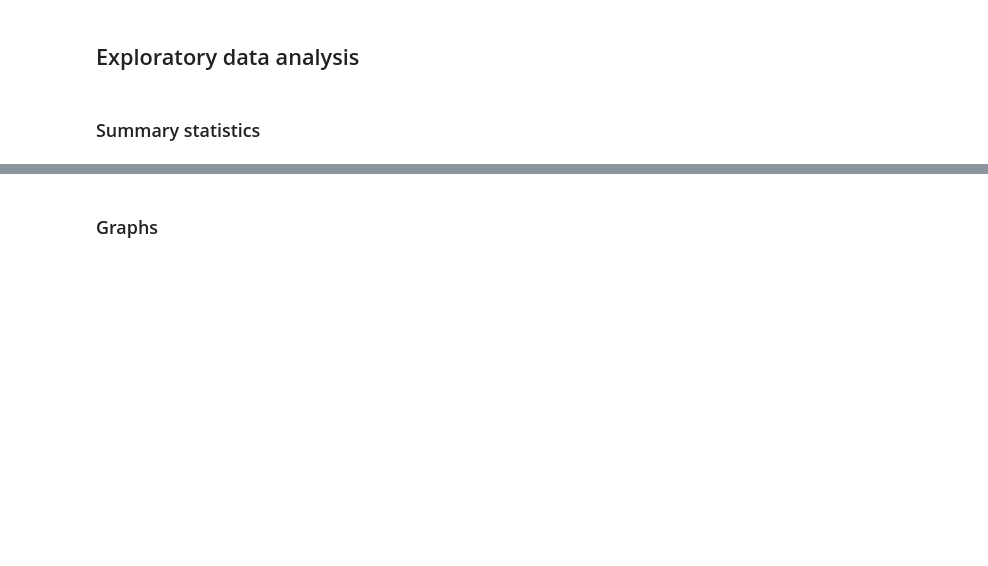
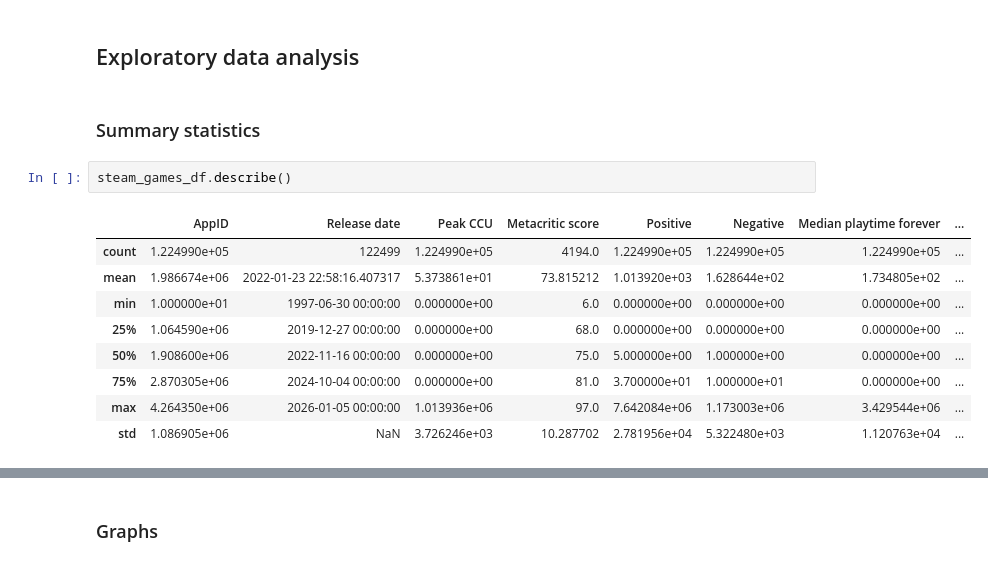
Before and after one commit to Tomasz5792/Data_Analytics_-_Summative_1, a Jupyter notebook: Summative_1.ipynb, the cells around one changed output, grey strips where cells are left out. Saved outputs shown, nothing was run; the diff lists cells and outputs as text; blank space fills up the shorter version.

```diff
--- a/Summative_1.ipynb
+++ b/Summative_1.ipynb
@@ -426,3 +468,15 @@ memory usage: 29.7 MB
 ## Exploratory data analysis
 # %% [markdown]
 ### Summary statistics
+# %%
+steam_games_df.describe()
+# %% [output]
+|  | AppID | Release date | Peak CCU | Metacritic score | Positive | Negative | Median playtime forever | ... |
+| count | 1.224990e+05 | 122499 | 1.224990e+05 | 4194.0 | 1.224990e+05 | 1.224990e+05 | 1.224990e+05 | ... |
+| mean | 1.986674e+06 | 2022-01-23 22:58:16.407317 | 5.373861e+01 | 73.815212 | 1.013920e+03 | 1.628644e+02 | 1.734805e+02 | ... |
+| min | 1.000000e+01 | 1997-06-30 00:00:00 | 0.000000e+00 | 6.0 | 0.000000e+00 | 0.000000e+00 | 0.000000e+00 | ... |
+| 25% | 1.064590e+06 | 2019-12-27 00:00:00 | 0.000000e+00 | 68.0 | 0.000000e+00 | 0.000000e+00 | 0.000000e+00 | ... |
+| 50% | 1.908600e+06 | 2022-11-16 00:00:00 | 0.000000e+00 | 75.0 | 5.000000e+00 | 1.000000e+00 | 0.000000e+00 | ... |
+| 75% | 2.870305e+06 | 2024-10-04 00:00:00 | 0.000000e+00 | 81.0 | 3.700000e+01 | 1.000000e+01 | 0.000000e+00 | ... |
+| max | 4.264350e+06 | 2026-01-05 00:00:00 | 1.013936e+06 | 97.0 | 7.642084e+06 | 1.173003e+06 | 3.429544e+06 | ... |
+| std | 1.086905e+06 | NaN | 3.726246e+03 | 10.287702 | 2.781956e+04 | 5.322480e+03 | 1.120763e+04 | ... |
```
Also changed, not shown: parts of 20 cells of this notebook.
